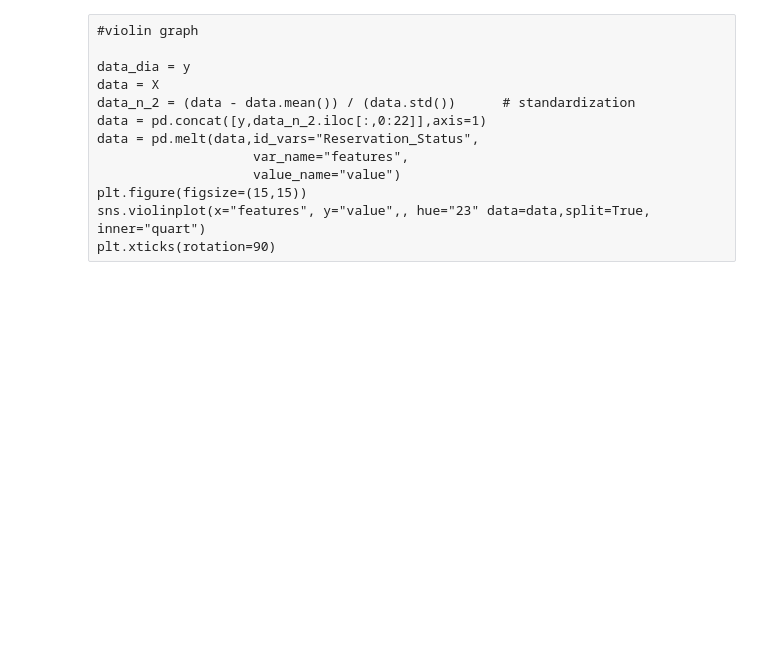
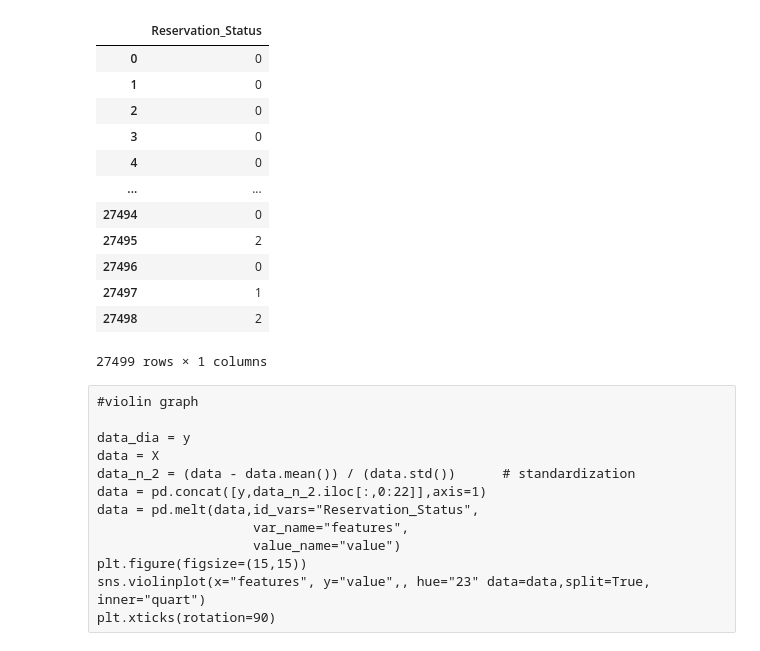
Before and after one commit to Akeshala/Data-Pirates, a Jupyter notebook: Visualization_Akeshala.ipynb, the cells around one changed output. Cells and saved outputs as stored; diff of their text form; code cells hidden in the pictures; blank space fills up the shorter version.

```diff
--- a/Visualization_Akeshala.ipynb
+++ b/Visualization_Akeshala.ipynb
@@ -30,3 +30,19 @@ plt.show()
+# %%
+y
+# %% [output]
+|  | Reservation_Status |
+| 0 | 0 |
+| 1 | 0 |
+| 2 | 0 |
+| 3 | 0 |
+| 4 | 0 |
+| ... | ... |
+| 27494 | 0 |
+| 27495 | 2 |
+| 27496 | 0 |
+| 27497 | 1 |
+| 27498 | 2 |
+27499 rows × 1 columns
 # %% [raw]
 #violin graph
 
```
Also changed, not shown: parts of 3 cells of this notebook, 9 other files.
